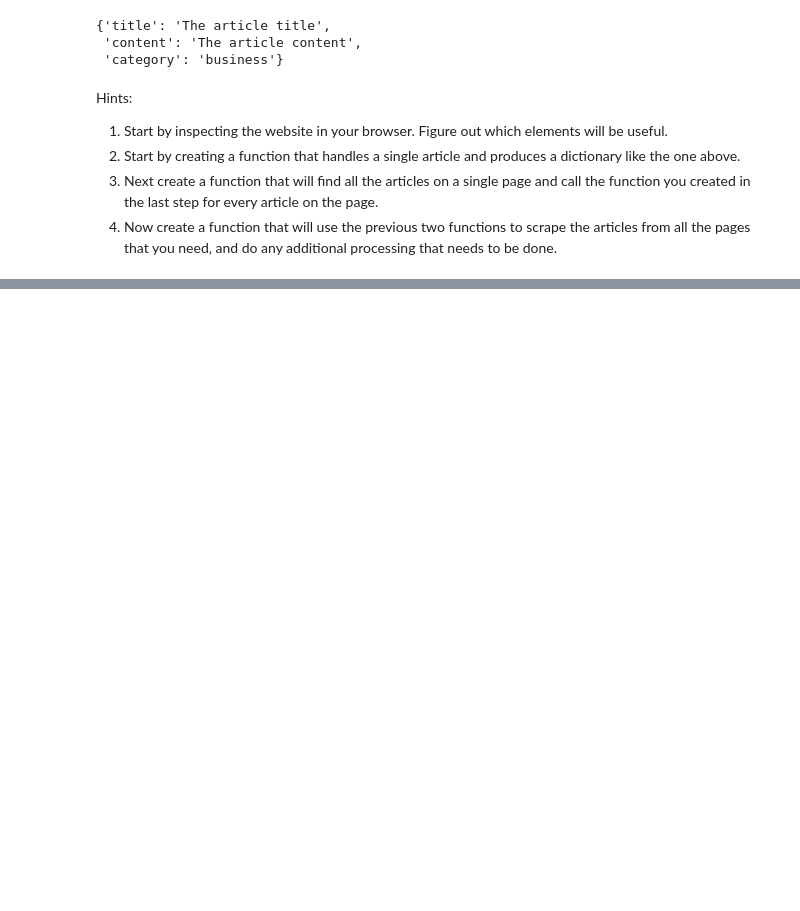
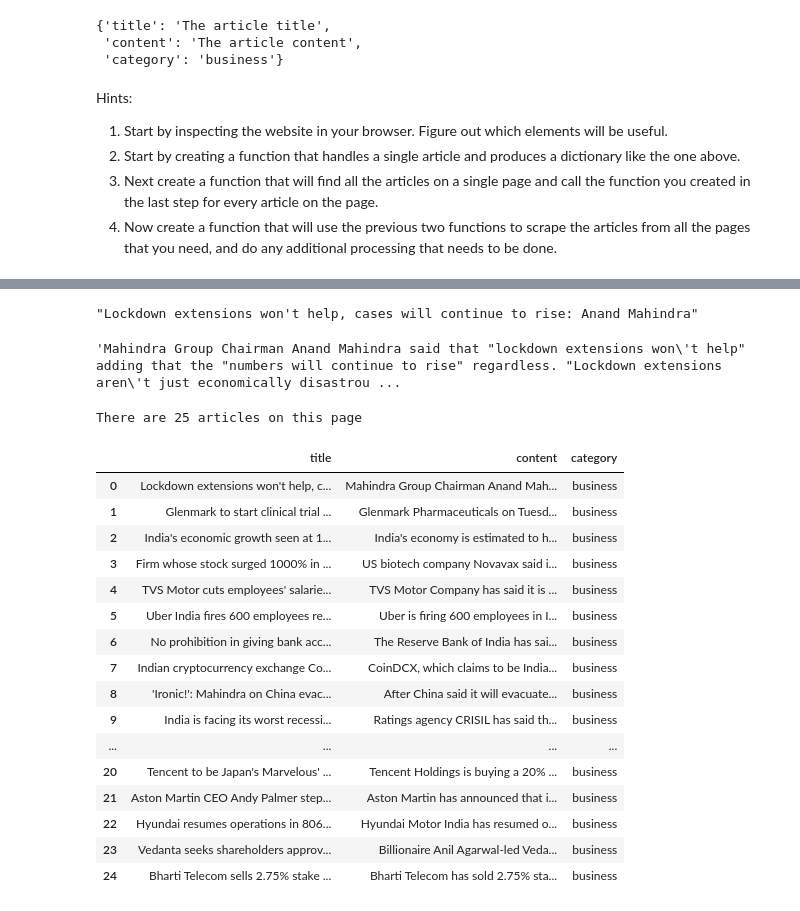
Before and after one commit to aleclhartman/natural-language-processing, a Jupyter notebook: acquire.ipynb, the cells around one changed output, grey strips where cells are left out. Drawn from its saved outputs; the diff is of its cells as text; code cells hidden in the pictures; blank space fills up the shorter version.

Commit message:
gotta case of fry-brain from web scraping; exercises completed

```diff
--- a/acquire.ipynb
+++ b/acquire.ipynb
@@ -294,0 +363,10 @@ Hints:
+# %%
+title = article.select("span[itemprop='headline']")[0].text
+title
+# %% [output]
+"Lockdown extensions won't help, cases will continue to rise: Anand Mahindra"
+# %%
+body = article.select("div[itemprop='articleBody']")[0].text
+body
+# %% [output]
+'Mahindra Group Chairman Anand Mahindra said that "lockdown extensions won\'t help" adding that the "numbers will continue to rise" regardless. "Lockdown extensions aren\'t just economically disastrou ...
@@ -294,0 +405,42 @@ Hints:
+# %%
+url = "https://inshorts.com/en/read/business"
+headers = {"User-Agent": "Codeup Data Science"}
+response = get(url, headers=headers)
+soup = BeautifulSoup(response.content, "html.parser")
+articles = soup.select(".news-card")
+# %%
+categories = ["business"]
+list_of_articles = []
+
+for category in categories:
+    for article in articles:
+        title = article.select("span[itemprop='headline']")[0].text
+        body = article.select("div[itemprop='articleBody']")[0].text
+        dictionary = {
+            "title": title,
+            "content": body,
+            "category": category
+        }
+        list_of_articles.append(dictionary)
+# %%
+print(f"There are {len(list_of_articles)} articles on this page")
+pd.DataFrame(list_of_articles)
+# %% [output]
+There are 25 articles on this page
+|  | title | content | category |
+| 0 | Lockdown extensions won't help, c... | Mahindra Group Chairman Anand Mah... | business |
+| 1 | Glenmark to start clinical trial ... | Glenmark Pharmaceuticals on Tuesd... | business |
+| 2 | India's economic growth seen at 1... | India's economy is estimated to h... | business |
+| 3 | Firm whose stock surged 1000% in ... | US biotech company Novavax said i... | business |
+| 4 | TVS Motor cuts employees' salarie... | TVS Motor Company has said it is ... | business |
+| 5 | Uber India fires 600 employees re... | Uber is firing 600 employees in I... | business |
+| 6 | No prohibition in giving bank acc... | The Reserve Bank of India has sai... | business |
+| 7 | Indian cryptocurrency exchange Co... | CoinDCX, which claims to be India... | business |
+| 8 | 'Ironic!': Mahindra on China evac... | After China said it will evacuate... | business |
+| 9 | India is facing its worst recessi... | Ratings agency CRISIL has said th... | business |
+| ... | ... | ... | ... |
+| 20 | Tencent to be Japan's Marvelous' ... | Tencent Holdings is buying a 20% ... | business |
+| 21 | Aston Martin CEO Andy Palmer step... | Aston Martin has announced that i... | business |
+| 22 | Hyundai resumes operations in 806... | Hyundai Motor India has resumed o... | business |
+| 23 | Vedanta seeks shareholders approv... | Billionaire Anil Agarwal-led Veda... | business |
+| 24 | Bharti Telecom sells 2.75% stake ... | Bharti Telecom has sold 2.75% sta... | business |
```
Also changed, not shown: parts of 18 cells of this notebook, 1 other file.
